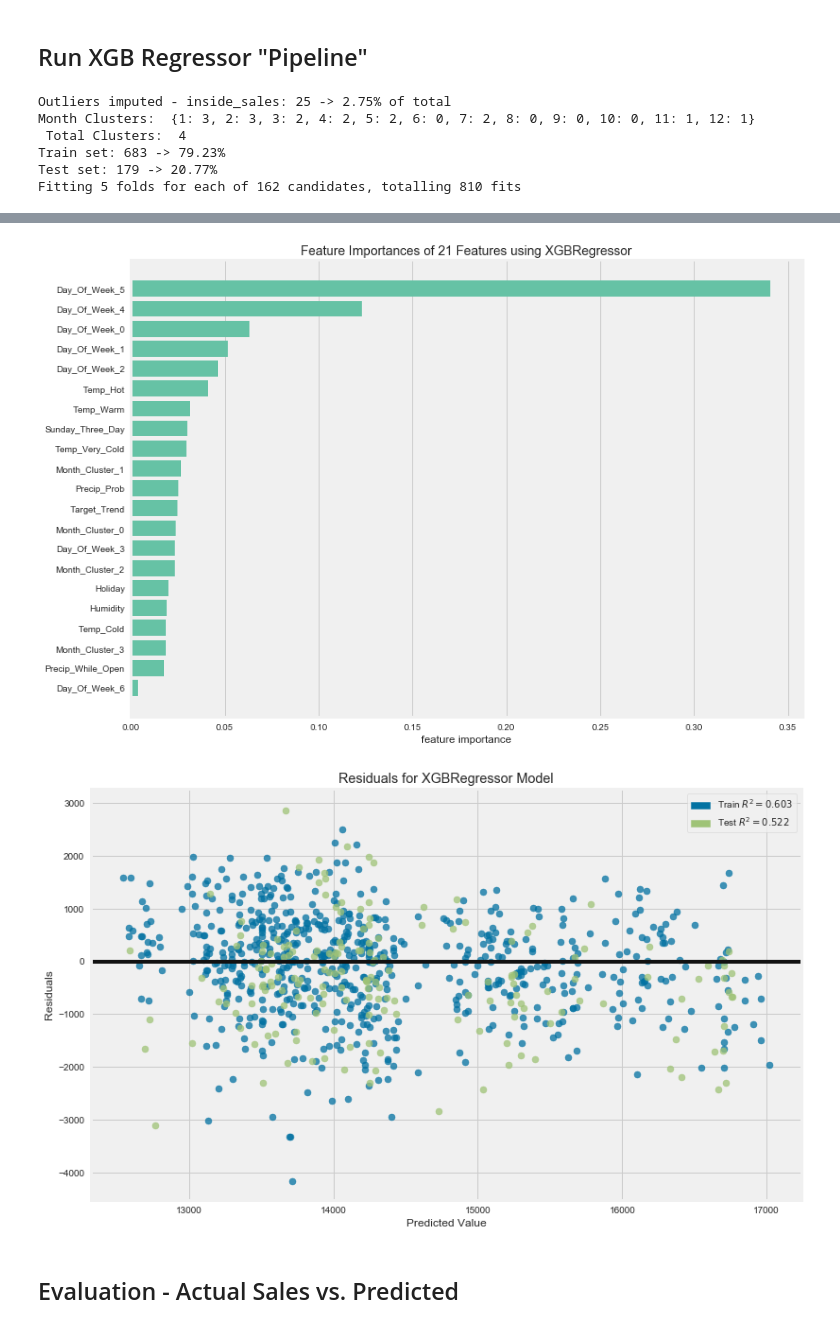
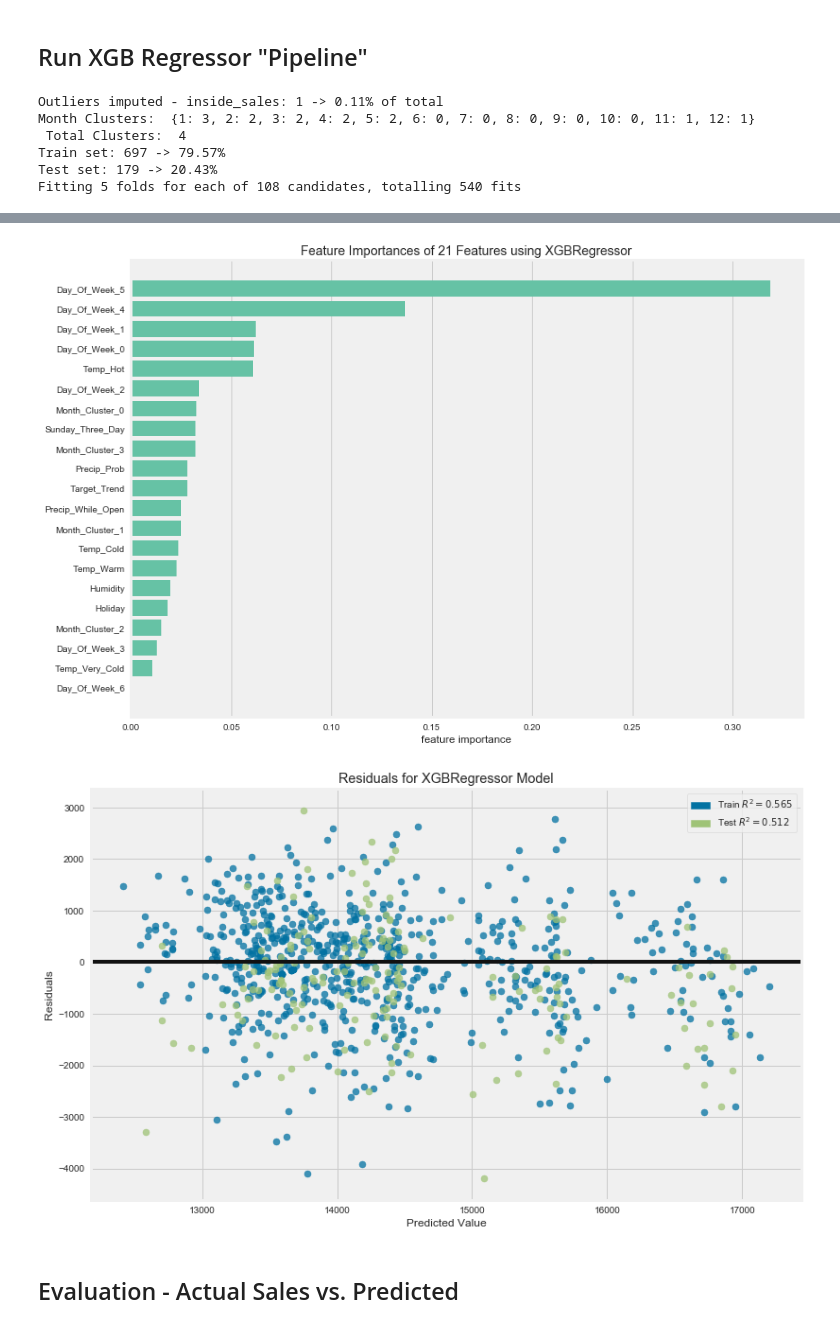
Before and after one commit to maks-p/restaurant_sales_forecasting, a Jupyter notebook: final_model.ipynb, the cells around one changed output, grey strips where cells are left out. Cells and saved outputs as stored; diff of their text form; code cells hidden in the pictures.

Commit message:
Updated DB / Rental Fee Handling

```diff
--- a/final_model.ipynb
+++ b/final_model.ipynb
@@ -115,6 +115,9 @@ def import_data():
                                             ON inside.date = outside.date
                                             ORDER BY DATE;""", conn)
 
+        rental_fee_data = pd.read_sql_query("""SELECT *
+                                                FROM rental_fees""", conn)
+
         resy_data = pd.read_sql_query("""SELECT *
                                             FROM reservations""", conn)
 
@@ -123,16 +126,17 @@ def import_data():
 
     current_date = sales_data.date.max()
 
-    return sales_data, resy_data, weather_data, current_date
+    return sales_data, rental_fee_data, resy_data, weather_data, current_date
 
-sales_data, resy_data, weather_data, current_date = import_data()
+sales_data, rental_fee_data, resy_data, weather_data, current_date = import_data()
 # %% [markdown]
 ###  Sales / Resy / Weather Data & Merge
 # %%
 class importMerge:
 
-    def __init__(self, sales_file, resy_file, weather_file):
+    def __init__(self, sales_file, rental_fee_file, resy_file, weather_file):
         self.sales_file = sales_file
+        self.rental_fee_file = rental_fee_file
         self.resy_file = resy_file
         self.weather_file = weather_file
 
@@ -149,27 +153,38 @@ class importMerge:
         dfw = self.weather_file.set_index('date')
         dfw.drop(['date_id'], axis=1, inplace=True)
 
+        # Read in Rental Fee File
+        dfrf = self.rental_fee_file.set_index('date')
+
         # Filter to target dates
         dfs = dfs[(dfs.index > start_date) & (dfs.index < end_date)]
+        dfrf = dfrf[(dfrf.index > start_date) & (dfrf.index < end_date)]
         dfr = dfr[(dfr.index > start_date) & (dfr.index < end_date)]
         dfw = dfw[(dfw.index > start_date) & (dfw.index < end_date)]
 
         # Clean Weather File
         dfw['summary'].fillna(value='none', inplace=True)
 
-        # Merge sales, resy and weather csv
-        df = pd.merge(dfs, dfr, how='left', on='date')
+        # Concat sales, resy and weather csv
+        df = pd.merge(dfs, dfrf, how='left', on='date')
+        df = pd.merge(df, dfr, how='left', on='date')
         df = pd.merge(df, dfw, how='left', on='date')
         df.index = pd.to_datetime(df.index)
 
+        df = df.fillna(0)
+        df.inside_sales = np.where(df.rev_center_id != 5, df.inside_sales - df.rental_fees, df.inside_sales)
+        df.outside_sales = np.where(df.rev_center_id == 5, df.outside_sales - df.rental_fees, df.outside_sales)
+
+        df.drop(['check_no', 'rev_center_id', 'rental_fees'], axis=1, inplace=True)
+
         # Download to CSV
         df.to_csv(f'csv/rest_1_sales_weather_merged_through_{end_date}.csv')
-        df.to_csv('csv/CSV_for_EDA.csv')
+        df.to_csv('csv/CSV_for_EDA_NEW.csv')
 
         return df
 # %% [markdown]
 ### Create Merged DataFrame
 # %%
-merged = importMerge(sales_data, resy_data, weather_data)
+merged = importMerge(sales_data, rental_fee_data, resy_data, weather_data)
 # %%
 df = merged.import_clean_merge()
@@ -224,7 +237,7 @@ temp_bins = 4
 month_clusters = 4
 
 # Outlier Threshold
-z_thresh = 2
+z_thresh = 3
 
 # Time Range for "Precipitation While Open" Feature
 open_time = '05:00PM'
@@ -687,7 +700,7 @@ params = {
           'learning_rate': [0.0175, 0.02, 0.0225],
           'max_depth': [3, 4, 5],
           'min_impurity_decrease': [0.0001, 0.0001],
-          'colsample_bytree': [0.775,0.80, 0.825],
+          'colsample_bytree': [0.75,0.775],
           'n_estimators': [250, 275, 300],
           'min_child_weight': [2]
         }
@@ -736,10 +749,10 @@ def run_xgb(df, pre_pipe, post_pipe, params):
 
 pred_df, y_test, best_grid_rgr, X_train, X, y = run_xgb(df, pre_pipe, post_pipe, params)
 # %% [output]
-Outliers imputed - inside_sales: 25 -> 2.75% of total
-Month Clusters:  {1: 3, 2: 3, 3: 2, 4: 2, 5: 2, 6: 0, 7: 2, 8: 0, 9: 0, 10: 0, 11: 1, 12: 1}
+Outliers imputed - inside_sales: 1 -> 0.11% of total
+Month Clusters:  {1: 3, 2: 2, 3: 2, 4: 2, 5: 2, 6: 0, 7: 0, 8: 0, 9: 0, 10: 0, 11: 1, 12: 1}
  Total Clusters:  4
-Train set: 683 -> 79.23%
-Test set: 179 -> 20.77%
-Fitting 5 folds for each of 162 candidates, totalling 810 fits
+Train set: 697 -> 79.57%
+Test set: 179 -> 20.43%
+Fitting 5 folds for each of 108 candidates, totalling 540 fits
 [Parallel(n_jobs=-1)]: Using backend LokyBackend with 4 concurrent workers.
@@ -768,5 +780,5 @@ Mean Absolute Error:  834.7026544417437
-[figure, old version]
+[figure, new version]
-[figure, old version]
+[figure, new version]
 # %% [markdown]
 ## Evaluation - Actual Sales vs. Predicted
 # %%
```
Also changed, not shown: parts of 12 cells of this notebook, 5 other files.
